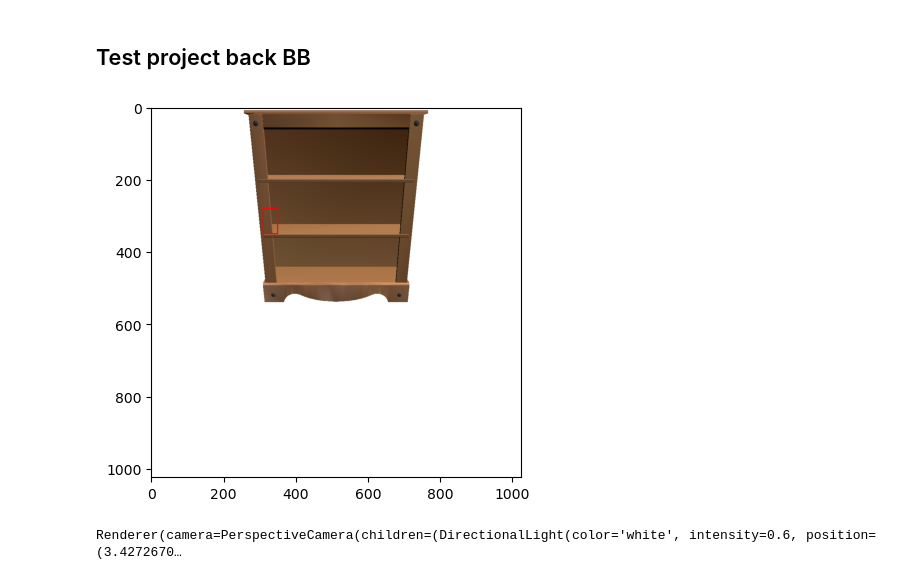
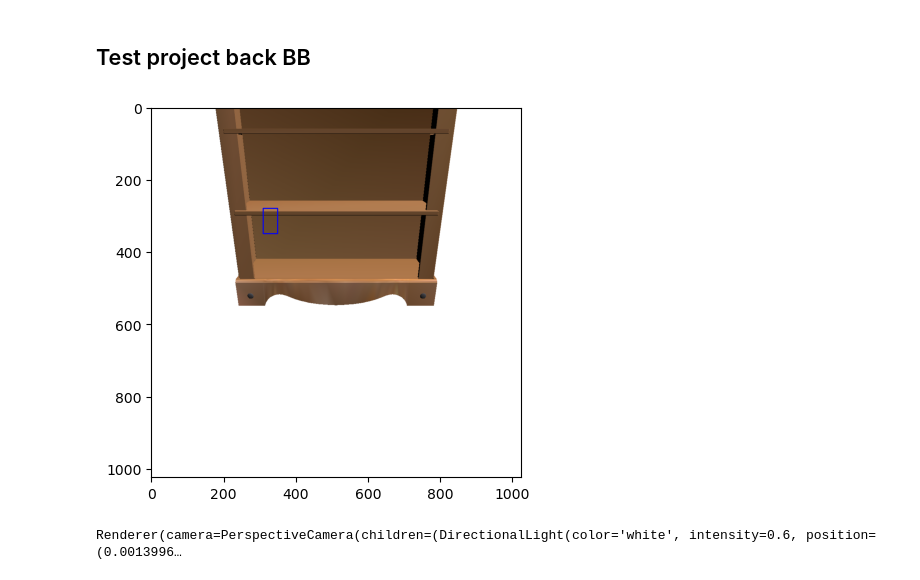
Before and after one commit to n-khalil/SATR-tests, a Jupyter notebook: SPC.ipynb, the cells around one changed output. Cells and saved outputs as stored; diff of their text form; code cells hidden in the pictures.

```diff
--- a/SPC.ipynb
+++ b/SPC.ipynb
@@ -378,19 +379,19 @@ Renderer(camera=PerspectiveCamera(children=(DirectionalLight(color='white', inte
 # %%
 elev = torch.deg2rad(torch.tensor(25)).to(device)
 azim = torch.deg2rad(torch.tensor(90)).to(device)
-r = 2.
+r = 1.5
 fov = np.pi / 3.
 image, face_idx = render_view(elev, azim, r)
 face_idx = face_idx.squeeze().cpu().numpy()
 img_to_show = image.copy()
 startX = 310; startY = 280; endX = 350; endY = 350
 # startX = 400; startY = 170; endX = 430; endY = 250
 bb = [(startX, startY), (endX, endY)]
-cv2.rectangle(img_to_show, (startX, startY), (endX, endY), [255,0,0], 2)
+cv2.rectangle(img_to_show, (startX, startY), (endX, endY), [0,0,255], 2)
 plt.imshow(img_to_show)
 plt.show()
 # %% [output]
-[figure, old version]
+[figure, new version]
 # %%
 ray_o, ray_d = generate_rays_bb(bb, elev, azim, r)
 point_hierarchy, pyramid, prefix = spc.point_hierarchies, spc.pyramids[0], spc.exsum
@@ -403,8 +404,8 @@ ridx = nugs_ridx.long()
 pidx = nugs_pidx.long() - pyramid[1,level]
 
 colors = np.zeros((point_cloud.shape[0], 3))
-colors[features[pidx].squeeze().cpu().numpy()] = np.array([255,0,0])
-p = mp.plot(point_cloud, c=colors, shading={'point_size':0.2}, return_plot=True)
+colors[features[pidx].squeeze().cpu().numpy()] = np.array([0,0,255])
+p = mp.plot(point_cloud, c=colors, shading={'point_size':0.18}, return_plot=True)
 plt.show()
 # %% [output]
-Renderer(camera=PerspectiveCamera(children=(DirectionalLight(color='white', intensity=0.6, position=(3.4272670…
+Renderer(camera=PerspectiveCamera(children=(DirectionalLight(color='white', intensity=0.6, position=(0.0013996…
```
Also changed, not shown: parts of 13 cells of this notebook, 2 other files.
